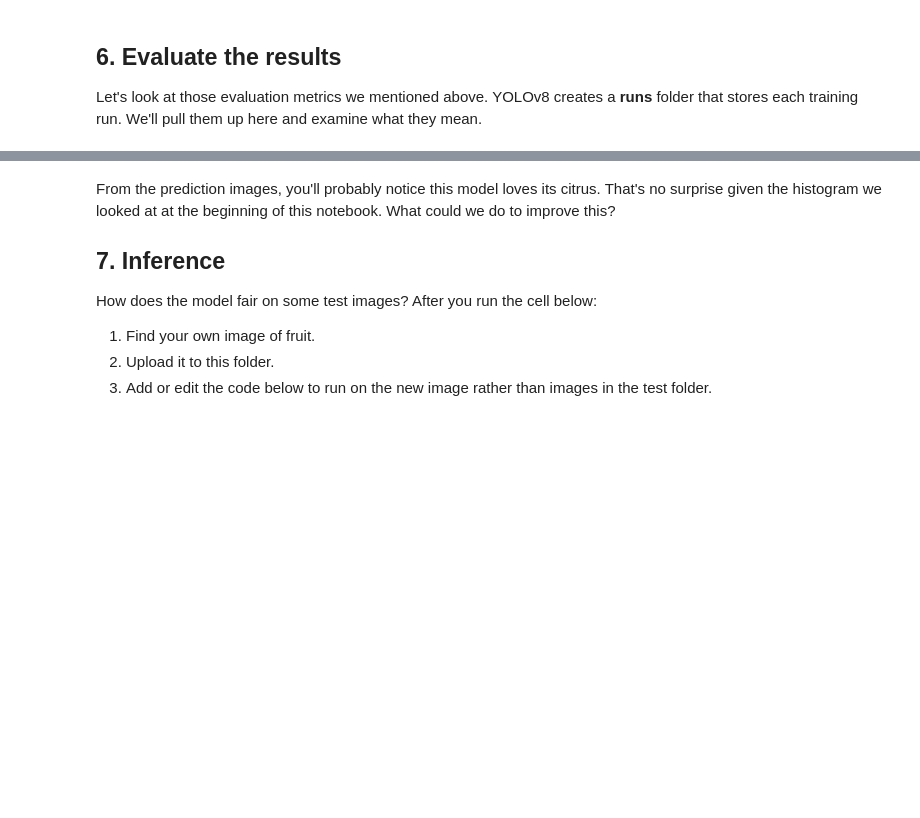
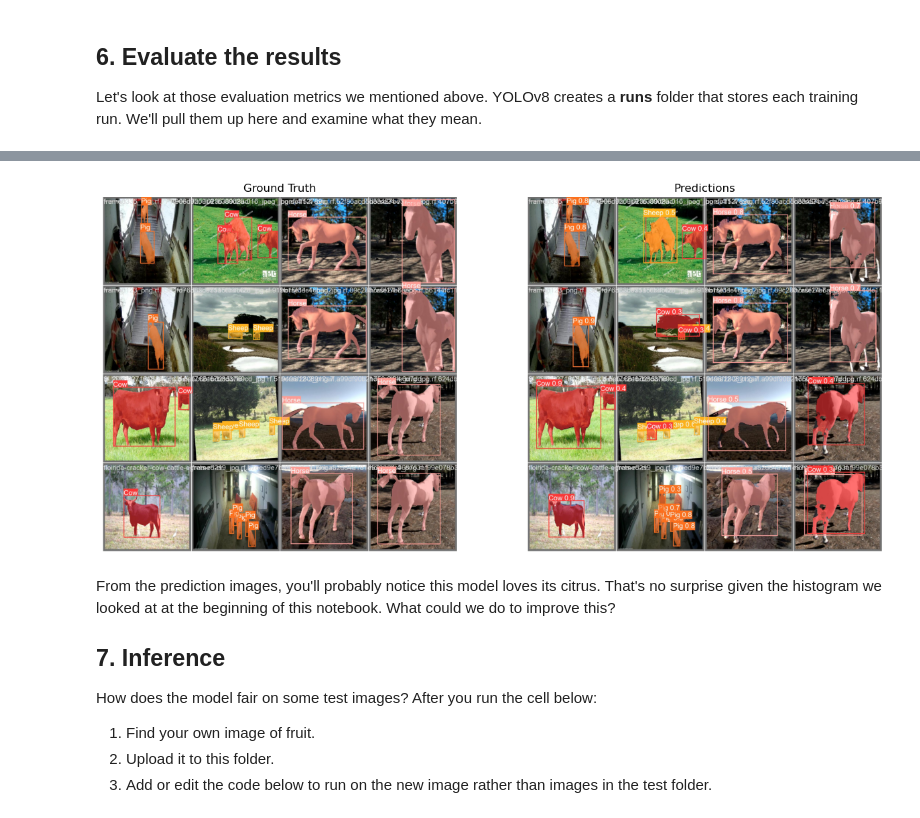
Before and after one commit to PracticumAI/computer_vision, a Jupyter notebook: 03_spot_the_cows.ipynb, the cells around one changed output, grey strips where cells are left out. Cells and saved outputs as stored; diff of their text form; code cells hidden in the pictures; blank space fills up the shorter version.

```diff
--- a/03_spot_the_cows.ipynb
+++ b/03_spot_the_cows.ipynb
@@ -401,19 +468,21 @@ In addition to those graphs, we can look at the predictions themselves.
 # %%
 # Plot the labels and predictions from the last training run
 
 # Load the images
-img1 = Image.open(f'runs/detect/{latest_training}/val_batch0_labels.jpg')
-img2 = Image.open(f'runs/detect/{latest_training}/val_batch0_pred.jpg')
+img1 = Image.open(f'runs/segment/{latest_training}/val_batch2_labels.jpg')
+img2 = Image.open(f'runs/segment/{latest_training}/val_batch2_pred.jpg')
 
 # Plot the images
 fig, axes = plt.subplots(1, 2, figsize=(15, 10))
 axes[0].imshow(img1)
 axes[0].axis('off')
 axes[0].set_title('Ground Truth')
 axes[1].imshow(img2)
 axes[1].axis('off')
 axes[1].set_title('Predictions')
 plt.show()
+# %% [output]
+[figure, added]
 # %% [markdown]
 From the prediction images, you'll probably notice this model loves its citrus. That's no surprise given the histogram we looked at at the beginning of this notebook. What could we do to improve this?
 
```
Also changed, not shown: parts of 7 cells of this notebook, 2 other files.
